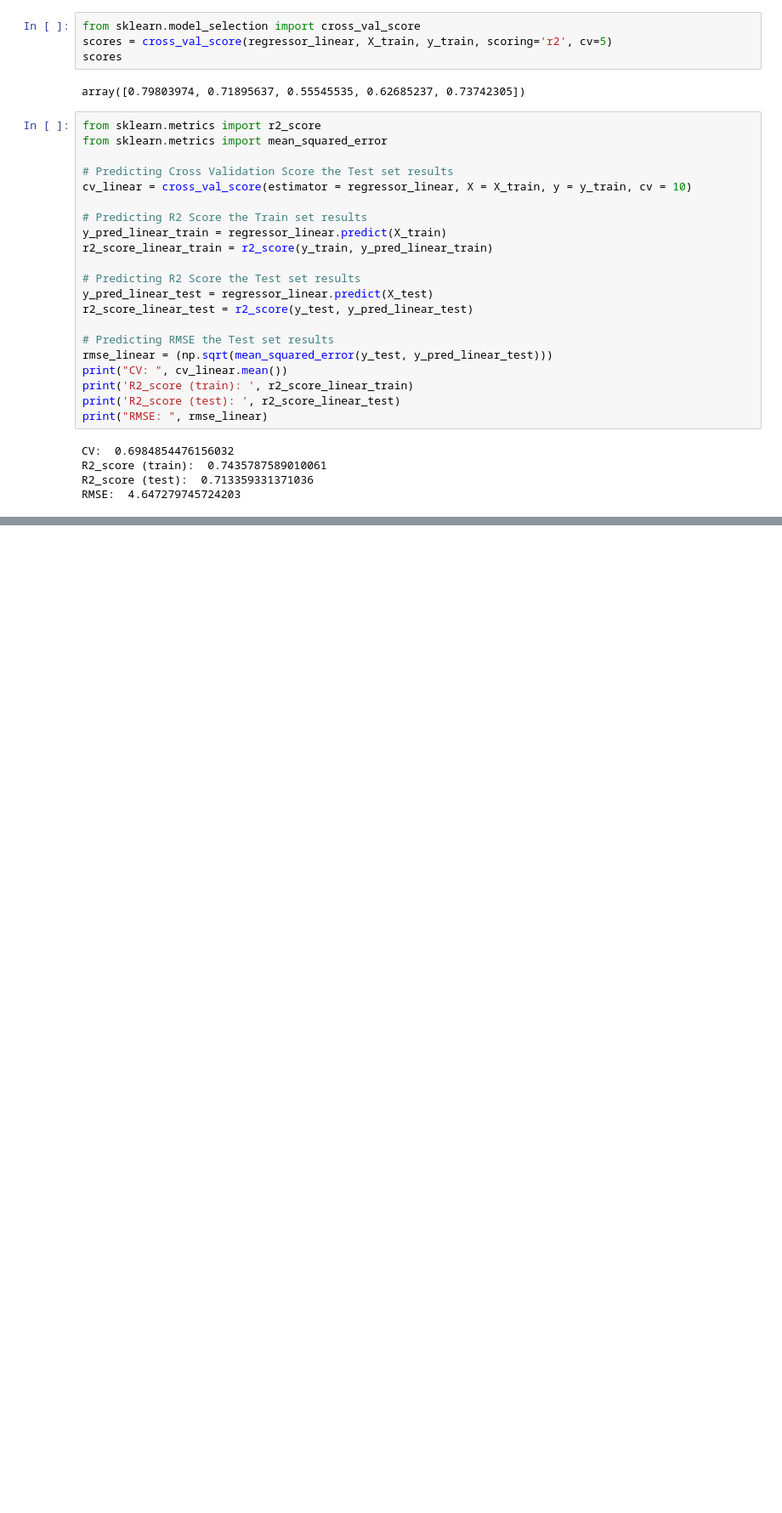
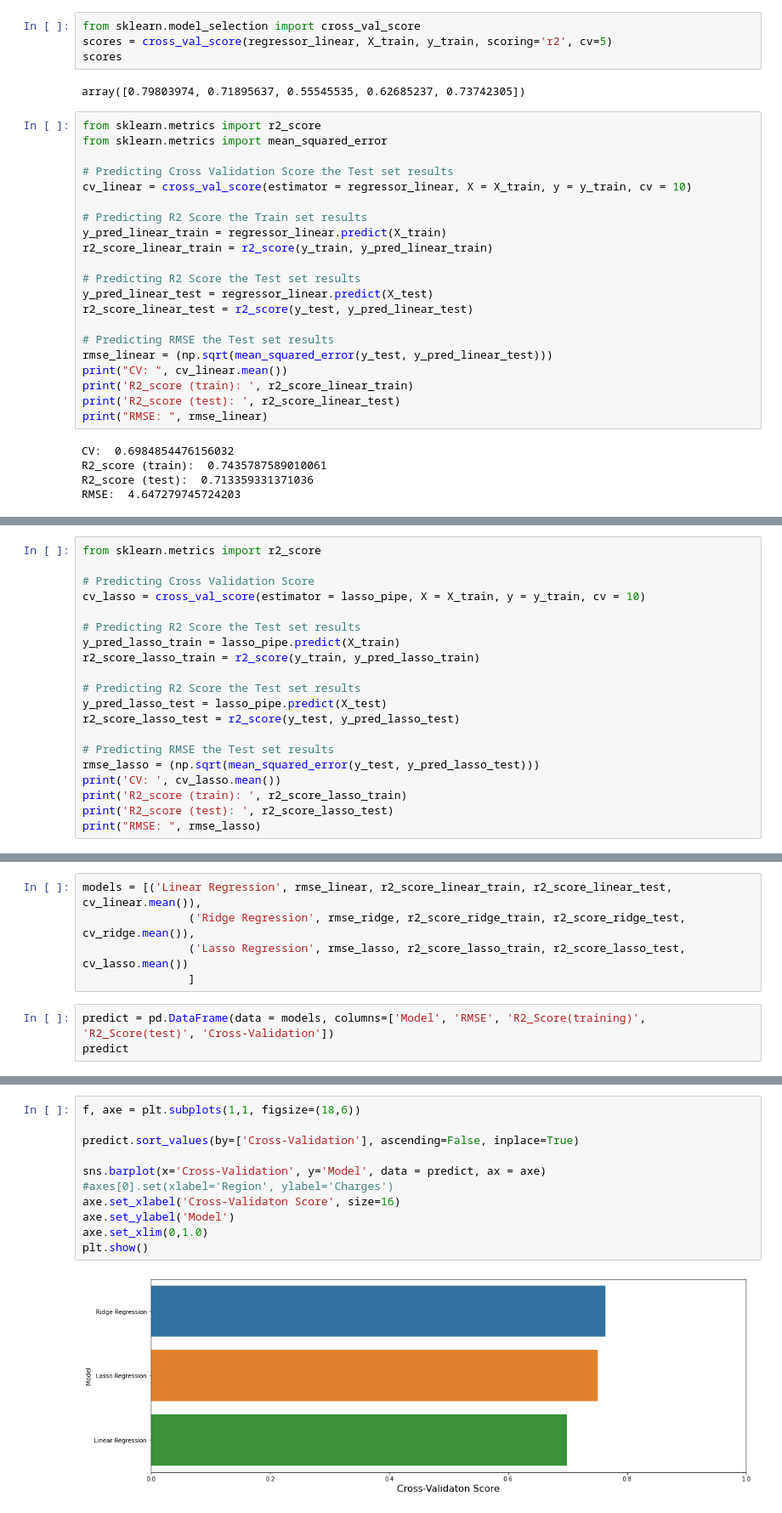
Before and after one commit to rushank7/Data-Science-Portfolio, a Jupyter notebook: Linearregression_Boston_Housing.ipynb, the cells around one changed output, grey strips where cells are left out. Shown at 85% size. Saved outputs shown, nothing was run; the diff lists cells and outputs as text; blank space fills up the shorter version.

```diff
--- a/Linearregression_Boston_Housing.ipynb
+++ b/Linearregression_Boston_Housing.ipynb
@@ -217,0 +277,20 @@ RMSE:  4.647279745724203
+# %%
+from sklearn.metrics import r2_score
+
+# Predicting Cross Validation Score
+cv_lasso = cross_val_score(estimator = lasso_pipe, X = X_train, y = y_train, cv = 10)
+
+# Predicting R2 Score the Test set results
+y_pred_lasso_train = lasso_pipe.predict(X_train)
+r2_score_lasso_train = r2_score(y_train, y_pred_lasso_train)
+
+# Predicting R2 Score the Test set results
+y_pred_lasso_test = lasso_pipe.predict(X_test)
+r2_score_lasso_test = r2_score(y_test, y_pred_lasso_test)
+
+# Predicting RMSE the Test set results
+rmse_lasso = (np.sqrt(mean_squared_error(y_test, y_pred_lasso_test)))
+print('CV: ', cv_lasso.mean())
+print('R2_score (train): ', r2_score_lasso_train)
+print('R2_score (test): ', r2_score_lasso_test)
+print("RMSE: ", rmse_lasso)
@@ -217,0 +302,8 @@ RMSE:  4.647279745724203
+# %%
+models = [('Linear Regression', rmse_linear, r2_score_linear_train, r2_score_linear_test, cv_linear.mean()),
+                ('Ridge Regression', rmse_ridge, r2_score_ridge_train, r2_score_ridge_test, cv_ridge.mean()),
+                ('Lasso Regression', rmse_lasso, r2_score_lasso_train, r2_score_lasso_test, cv_lasso.mean())
+                ]
+# %%
+predict = pd.DataFrame(data = models, columns=['Model', 'RMSE', 'R2_Score(training)', 'R2_Score(test)', 'Cross-Validation'])
+predict
@@ -217,0 +315,13 @@ RMSE:  4.647279745724203
+# %%
+f, axe = plt.subplots(1,1, figsize=(18,6))
+
+predict.sort_values(by=['Cross-Validation'], ascending=False, inplace=True)
+
+sns.barplot(x='Cross-Validation', y='Model', data = predict, ax = axe)
+#axes[0].set(xlabel='Region', ylabel='Charges')
+axe.set_xlabel('Cross-Validaton Score', size=16)
+axe.set_ylabel('Model')
+axe.set_xlim(0,1.0)
+plt.show()
+# %% [output]
+[figure, added]
```
Also changed, not shown: parts of 5 cells of this notebook.
